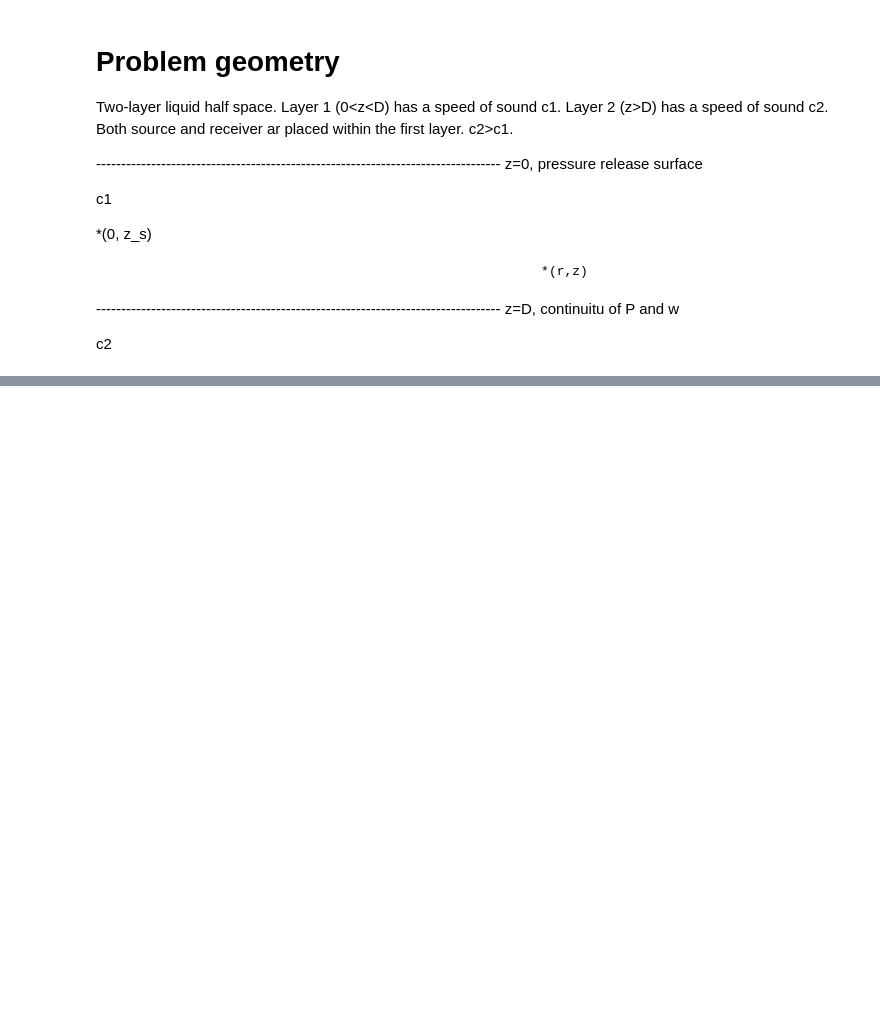
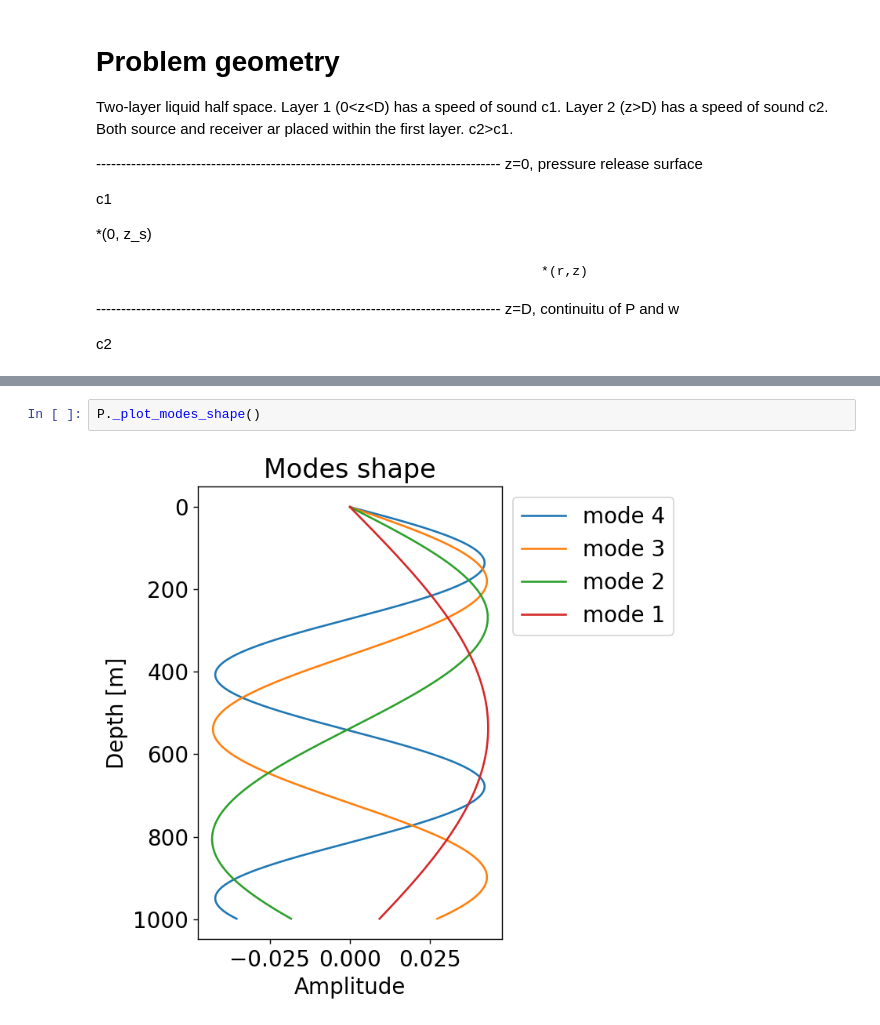
Before and after one commit to Gilaverbuch/pypekeris, a Jupyter notebook: Pekeris Solver.ipynb, the cells around one changed output, grey strips where cells are left out. Cells and saved outputs as stored; diff of their text form; blank space fills up the shorter version.

Commit message:
finding modes and plotting modes shape

```diff
--- a/Pekeris Solver.ipynb
+++ b/Pekeris Solver.ipynb
@@ -77,0 +63,4 @@ P._plot_discrete_modes()
+# %%
+P._plot_modes_shape()
+# %% [output]
+[figure, added]
```
Also changed, not shown: parts of 2 cells of this notebook, 2 other files.
